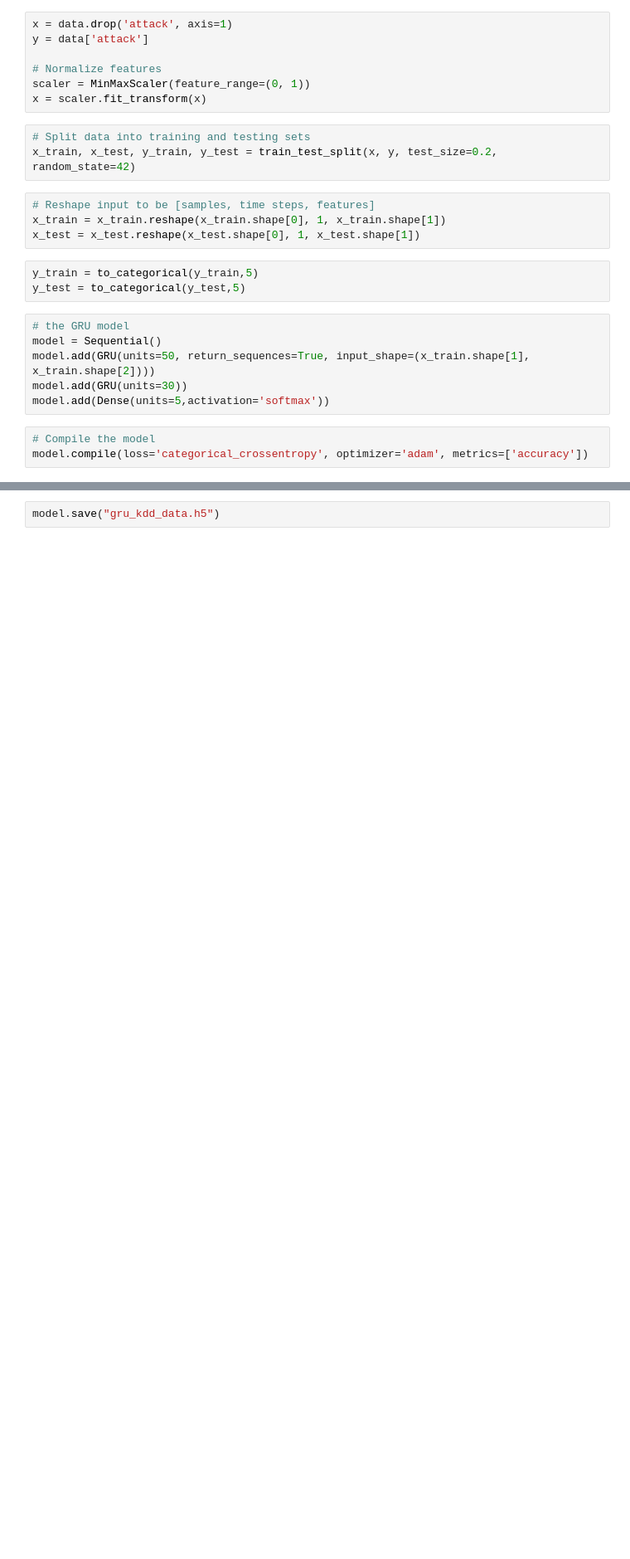
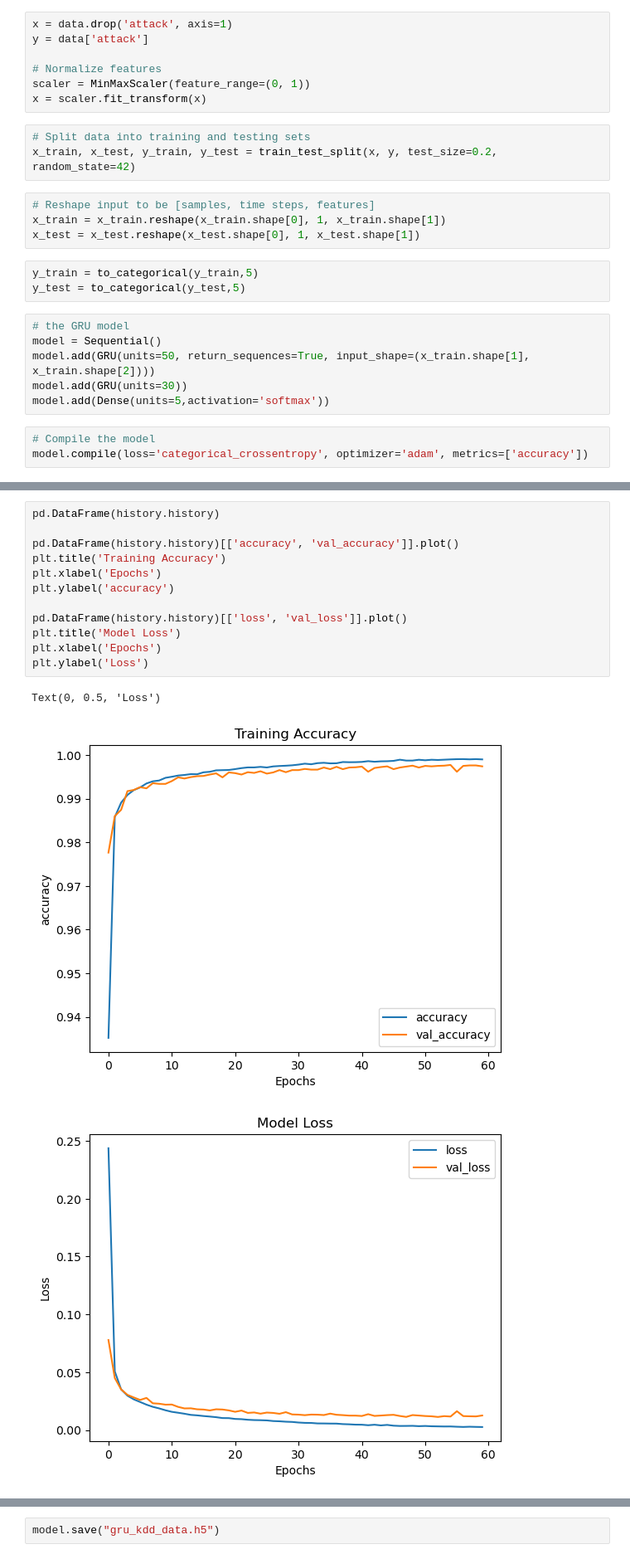
Before and after one commit to ahmedhamdi11/GRU, a Jupyter notebook: GRU-kdd_data.ipynb, the cells around one changed output, grey strips where cells are left out. Shown: that part at 83% size. Saved outputs shown, nothing was run; the diff lists cells and outputs as text; blank space fills up the shorter version.

```diff
--- a/GRU-kdd_data.ipynb
+++ b/GRU-kdd_data.ipynb
@@ -127,3 +131,19 @@ Model Accuracy: 99.59912896156311
+# %%
+pd.DataFrame(history.history)
+
+pd.DataFrame(history.history)[['accuracy', 'val_accuracy']].plot()
+plt.title('Training Accuracy')
+plt.xlabel('Epochs')
+plt.ylabel('accuracy')
+
+pd.DataFrame(history.history)[['loss', 'val_loss']].plot()
+plt.title('Model Loss')
+plt.xlabel('Epochs')
+plt.ylabel('Loss')
+# %% [output]
+Text(0, 0.5, 'Loss')
+[figure, added]
+[figure, added]
 # %%
 y_predict=model.predict(x_test)
 
```
Also changed, not shown: parts of 7 cells of this notebook, 1 other file.
